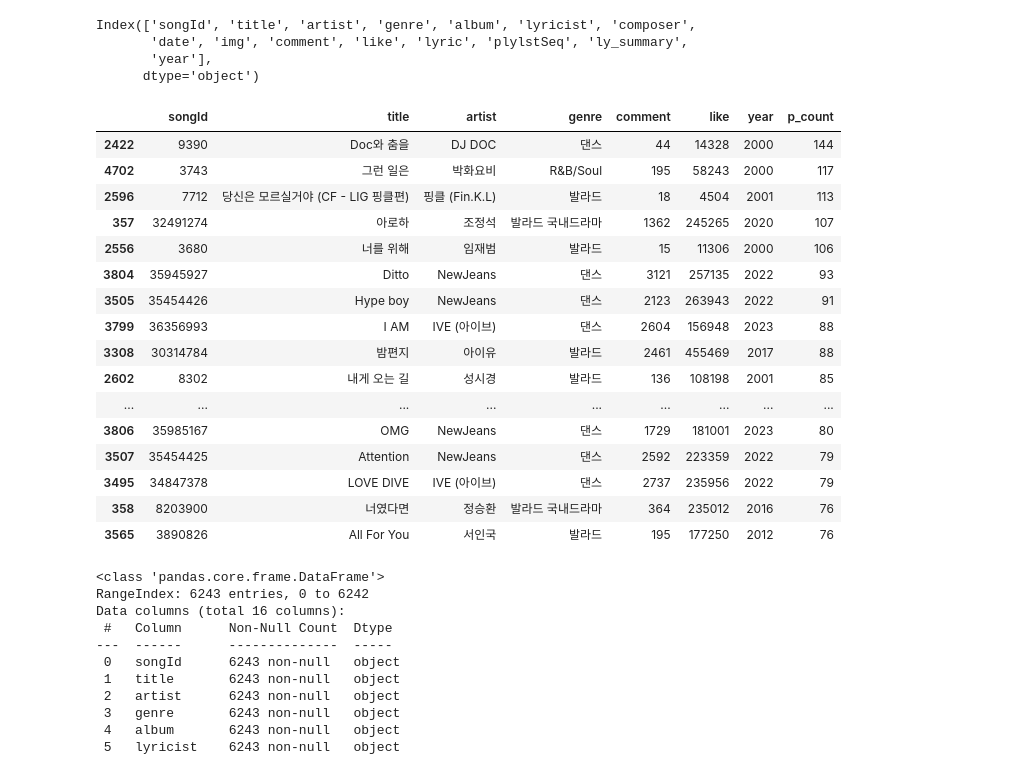
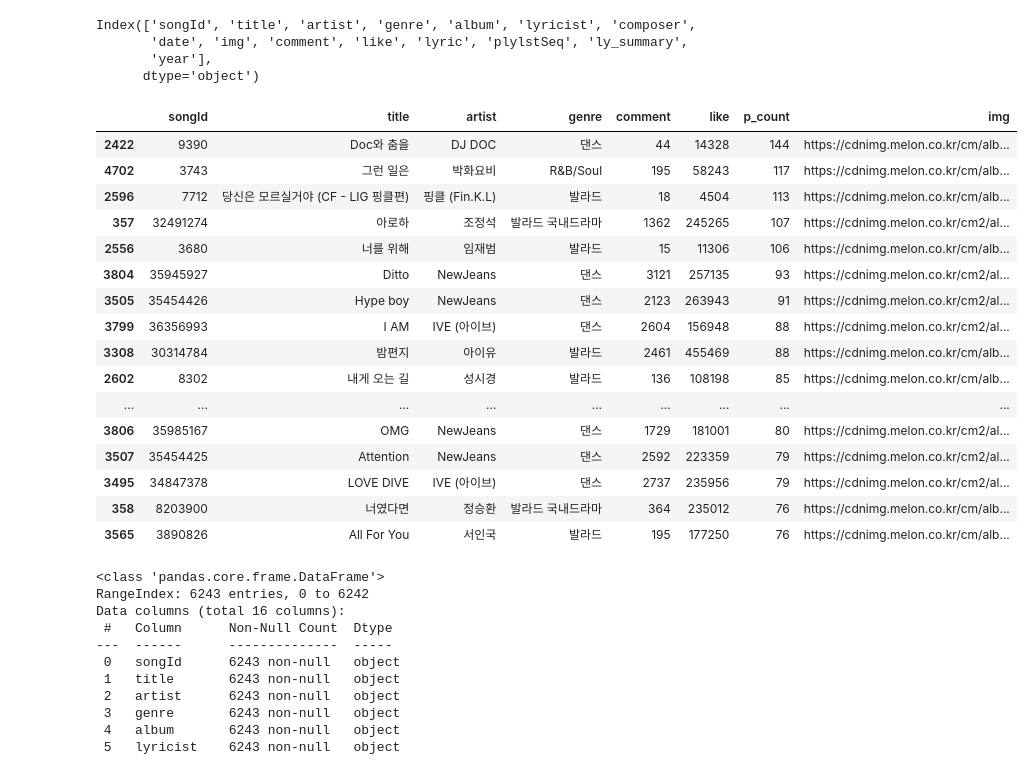
Before and after one commit to ssmpet/MachineLearning-Lecture-2023-5, a Jupyter notebook: 98.Project/04.데이터분석.ipynb, the cells around one changed output. Drawn from its saved outputs; the diff is of its cells as text; code cells hidden in the pictures.

```diff
--- a/98.Project/04.데이터분석.ipynb
+++ b/98.Project/04.데이터분석.ipynb
@@ -15,10 +26,9 @@ df.shape, plist1.shape, plist2.shape
 # %%
-# df.date.fillna(0, inplace=True)
-# df.date = df.date.astype(int).astype(str)
 df.songId = df.songId.astype(str)
 plist1.plylstSeq = plist1.plylstSeq.astype(str)
 plist2.songId = plist2.songId.astype(str)
 
+df.genre.fillna('-', inplace=True)
 df.fillna('', inplace=True)
 df.lyric = df.lyric.str.replace('\r', '')
 df.head(1)
@@ -46,3 +40,8 @@ dtype: int64
+# %%
+# 총 곡수, 플레이 리스트의 총 개수, 플레이 리스트에 들어간 총 곡수
+y = (df.shape[0], plist1.shape[0], len(set(' '.join(plist1.songIds.values).split())))
+x = ('총 곡수', '플레이리스트 총 개수', '플레이리스트에 들어간 총 곡수')
+tmp = pd.DataFrame
 # %%
 for val in df.genre.unique():
     print(val)
@@ -65,3 +88,3 @@ df.pivot_table('songId', 'genre', aggfunc='count').sort_values('songId', ascendi
 # %%
 # 발매년도별 노래 총합
-df['year'] = df.date.str[:4]
+df['year'] = df.date.str[:3] + '0'
@@ -95,22 +134,22 @@ plist1.songIds
 df['p_count'] = df.songId.apply(lambda x : len(plist1[plist1.songIds.str.contains(str(x))]))
 # %%
 # playlist에 가장 많이 들어가 있는 곡은?
-df.sort_values('p_count', ascending=False)[['songId', 'title', 'artist', 'genre', 'comment', 'like', 'year', 'p_count']].head(20)
+df.sort_values('p_count', ascending=False)[['songId', 'title', 'artist', 'genre', 'comment', 'like', 'p_count', 'img']].head(20)
 # %% [output]
-|  | songId | title | artist | genre | comment | like | year | p_count |
-| 2422 | 9390 | Doc와 춤을 | DJ DOC | 댄스 | 44 | 14328 | 2000 | 144 |
-| 4702 | 3743 | 그런 일은 | 박화요비 | R&B/Soul | 195 | 58243 | 2000 | 117 |
-| 2596 | 7712 | 당신은 모르실거야 (CF - LIG 핑클편) | 핑클 (Fin.K.L) | 발라드 | 18 | 4504 | 2001 | 113 |
-| 357 | 32491274 | 아로하 | 조정석 | 발라드 국내드라마 | 1362 | 245265 | 2020 | 107 |
-| 2556 | 3680 | 너를 위해 | 임재범 | 발라드 | 15 | 11306 | 2000 | 106 |
-| 3804 | 35945927 | Ditto | NewJeans | 댄스 | 3121 | 257135 | 2022 | 93 |
-| 3505 | 35454426 | Hype boy | NewJeans | 댄스 | 2123 | 263943 | 2022 | 91 |
-| 3799 | 36356993 | I AM | IVE (아이브) | 댄스 | 2604 | 156948 | 2023 | 88 |
-| 3308 | 30314784 | 밤편지 | 아이유 | 발라드 | 2461 | 455469 | 2017 | 88 |
-| 2602 | 8302 | 내게 오는 길 | 성시경 | 발라드 | 136 | 108198 | 2001 | 85 |
+|  | songId | title | artist | genre | comment | like | p_count | img |
+| 2422 | 9390 | Doc와 춤을 | DJ DOC | 댄스 | 44 | 14328 | 144 | https://cdnimg.melon.co.kr/cm/alb... |
+| 4702 | 3743 | 그런 일은 | 박화요비 | R&B/Soul | 195 | 58243 | 117 | https://cdnimg.melon.co.kr/cm/alb... |
+| 2596 | 7712 | 당신은 모르실거야 (CF - LIG 핑클편) | 핑클 (Fin.K.L) | 발라드 | 18 | 4504 | 113 | https://cdnimg.melon.co.kr/cm/alb... |
+| 357 | 32491274 | 아로하 | 조정석 | 발라드 국내드라마 | 1362 | 245265 | 107 | https://cdnimg.melon.co.kr/cm2/al... |
+| 2556 | 3680 | 너를 위해 | 임재범 | 발라드 | 15 | 11306 | 106 | https://cdnimg.melon.co.kr/cm/alb... |
+| 3804 | 35945927 | Ditto | NewJeans | 댄스 | 3121 | 257135 | 93 | https://cdnimg.melon.co.kr/cm2/al... |
+| 3505 | 35454426 | Hype boy | NewJeans | 댄스 | 2123 | 263943 | 91 | https://cdnimg.melon.co.kr/cm2/al... |
+| 3799 | 36356993 | I AM | IVE (아이브) | 댄스 | 2604 | 156948 | 88 | https://cdnimg.melon.co.kr/cm2/al... |
+| 3308 | 30314784 | 밤편지 | 아이유 | 발라드 | 2461 | 455469 | 88 | https://cdnimg.melon.co.kr/cm/alb... |
+| 2602 | 8302 | 내게 오는 길 | 성시경 | 발라드 | 136 | 108198 | 85 | https://cdnimg.melon.co.kr/cm/alb... |
 | ... | ... | ... | ... | ... | ... | ... | ... | ... |
-| 3806 | 35985167 | OMG | NewJeans | 댄스 | 1729 | 181001 | 2023 | 80 |
-| 3507 | 35454425 | Attention | NewJeans | 댄스 | 2592 | 223359 | 2022 | 79 |
-| 3495 | 34847378 | LOVE DIVE | IVE (아이브) | 댄스 | 2737 | 235956 | 2022 | 79 |
-| 358 | 8203900 | 너였다면 | 정승환 | 발라드 국내드라마 | 364 | 235012 | 2016 | 76 |
-| 3565 | 3890826 | All For You | 서인국 | 발라드 | 195 | 177250 | 2012 | 76 |
+| 3806 | 35985167 | OMG | NewJeans | 댄스 | 1729 | 181001 | 80 | https://cdnimg.melon.co.kr/cm2/al... |
+| 3507 | 35454425 | Attention | NewJeans | 댄스 | 2592 | 223359 | 79 | https://cdnimg.melon.co.kr/cm2/al... |
+| 3495 | 34847378 | LOVE DIVE | IVE (아이브) | 댄스 | 2737 | 235956 | 79 | https://cdnimg.melon.co.kr/cm2/al... |
+| 358 | 8203900 | 너였다면 | 정승환 | 발라드 국내드라마 | 364 | 235012 | 76 | https://cdnimg.melon.co.kr/cm/alb... |
+| 3565 | 3890826 | All For You | 서인국 | 발라드 | 195 | 177250 | 76 | https://cdnimg.melon.co.kr/cm/alb... |
```
Also changed, not shown: parts of 8 cells of this notebook, 16 other files.
